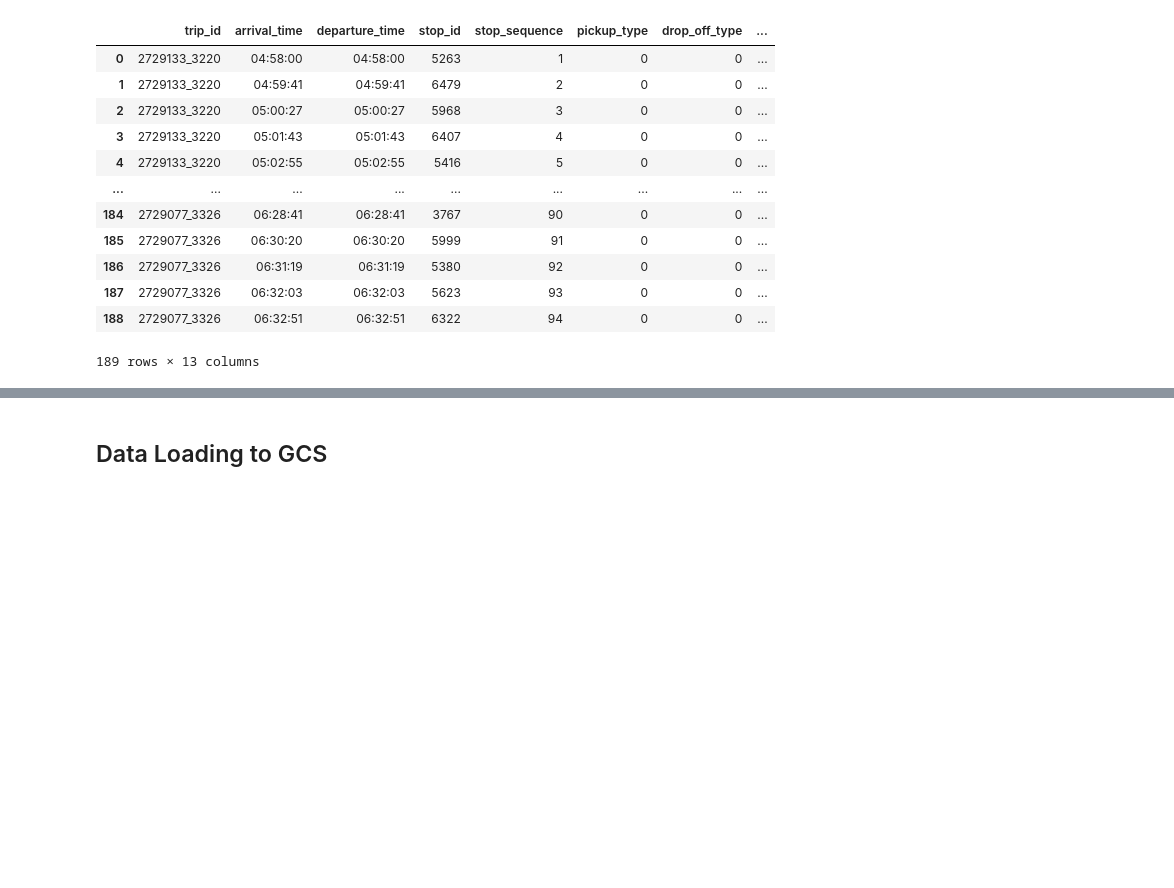
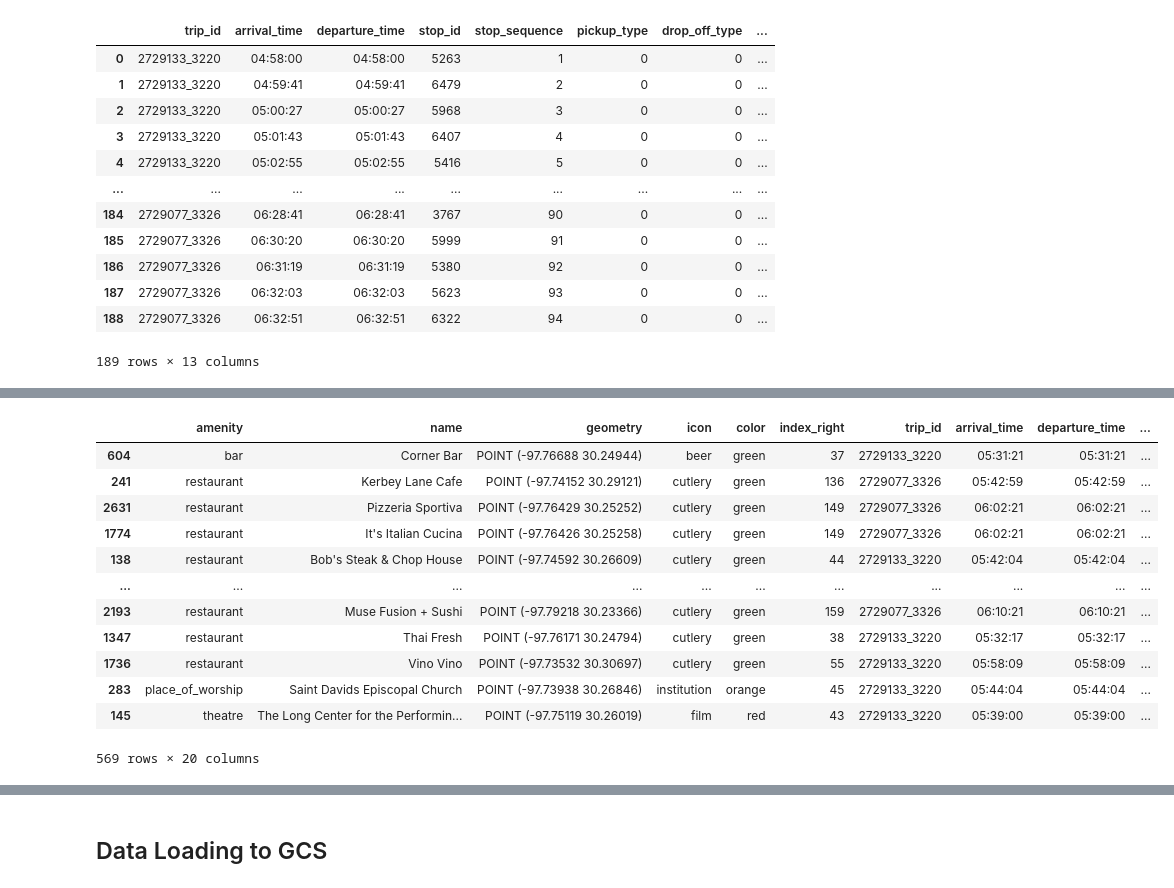
Before and after one commit to mmaliu97/onebus, a Jupyter notebook: POI_ETL.ipynb, the cells around one changed output, grey strips where cells are left out. Saved outputs shown, nothing was run; the diff lists cells and outputs as text; code cells hidden in the pictures; blank space fills up the shorter version.

```diff
--- a/POI_ETL.ipynb
+++ b/POI_ETL.ipynb
@@ -163,0 +183,45 @@ pois_within_500m
+# %%
+from math import radians, sin, cos, sqrt, atan2
+
+def haversine(lon1, lat1, lon2, lat2):
+    # Convert degrees to radians
+    lon1, lat1, lon2, lat2 = map(radians, [lon1, lat1, lon2, lat2])
+
+    # Haversine formula
+    dlon = lon2 - lon1
+    dlat = lat2 - lat1
+    a = sin(dlat / 2)**2 + cos(lat1) * cos(lat2) * sin(dlon / 2)**2
+    c = 2 * atan2(sqrt(a), sqrt(1 - a))
+    distance = 6371 * c * 1000  # Earth radius in km, convert to meters
+    return distance
+# %%
+# Extract coordinates from geometry and stop_lat/stop_lon
+combined_poi['distance'] = combined_poi.apply(
+    lambda row: haversine(
+        row.geometry.x, row.geometry.y,  # POI coordinates (lon, lat)
+        row['stop_lon'], row['stop_lat']  # Bus stop coordinates
+    ),
+    axis=1
+)
+
+# Sort by distance (ascending) to prioritize shortest distances
+combined_poi = combined_poi.sort_values('distance')
+
+# Drop duplicates, keeping the closest POI per geometry
+dedup_poi = combined_poi.drop_duplicates(subset=['geometry'], keep='first')
+# %%
+dedup_poi
+# %% [output]
+|  | amenity | name | geometry | icon | color | index_right | trip_id | arrival_time | departure_time | ... |
+| 604 | bar | Corner Bar | POINT (-97.76688 30.24944) | beer | green | 37 | 2729133_3220 | 05:31:21 | 05:31:21 | ... |
+| 241 | restaurant | Kerbey Lane Cafe | POINT (-97.74152 30.29121) | cutlery | green | 136 | 2729077_3326 | 05:42:59 | 05:42:59 | ... |
+| 2631 | restaurant | Pizzeria Sportiva | POINT (-97.76429 30.25252) | cutlery | green | 149 | 2729077_3326 | 06:02:21 | 06:02:21 | ... |
+| 1774 | restaurant | It's Italian Cucina | POINT (-97.76426 30.25258) | cutlery | green | 149 | 2729077_3326 | 06:02:21 | 06:02:21 | ... |
+| 138 | restaurant | Bob's Steak & Chop House | POINT (-97.74592 30.26609) | cutlery | green | 44 | 2729133_3220 | 05:42:04 | 05:42:04 | ... |
+| ... | ... | ... | ... | ... | ... | ... | ... | ... | ... | ... |
+| 2193 | restaurant | Muse Fusion + Sushi | POINT (-97.79218 30.23366) | cutlery | green | 159 | 2729077_3326 | 06:10:21 | 06:10:21 | ... |
+| 1347 | restaurant | Thai Fresh | POINT (-97.76171 30.24794) | cutlery | green | 38 | 2729133_3220 | 05:32:17 | 05:32:17 | ... |
+| 1736 | restaurant | Vino Vino | POINT (-97.73532 30.30697) | cutlery | green | 55 | 2729133_3220 | 05:58:09 | 05:58:09 | ... |
+| 283 | place_of_worship | Saint Davids Episcopal Church | POINT (-97.73938 30.26846) | institution | orange | 45 | 2729133_3220 | 05:44:04 | 05:44:04 | ... |
+| 145 | theatre | The Long Center for the Performin... | POINT (-97.75119 30.26019) | film | red | 43 | 2729133_3220 | 05:39:00 | 05:39:00 | ... |
+569 rows × 20 columns
```
Also changed, not shown: parts of 12 cells of this notebook, 50 other files.
